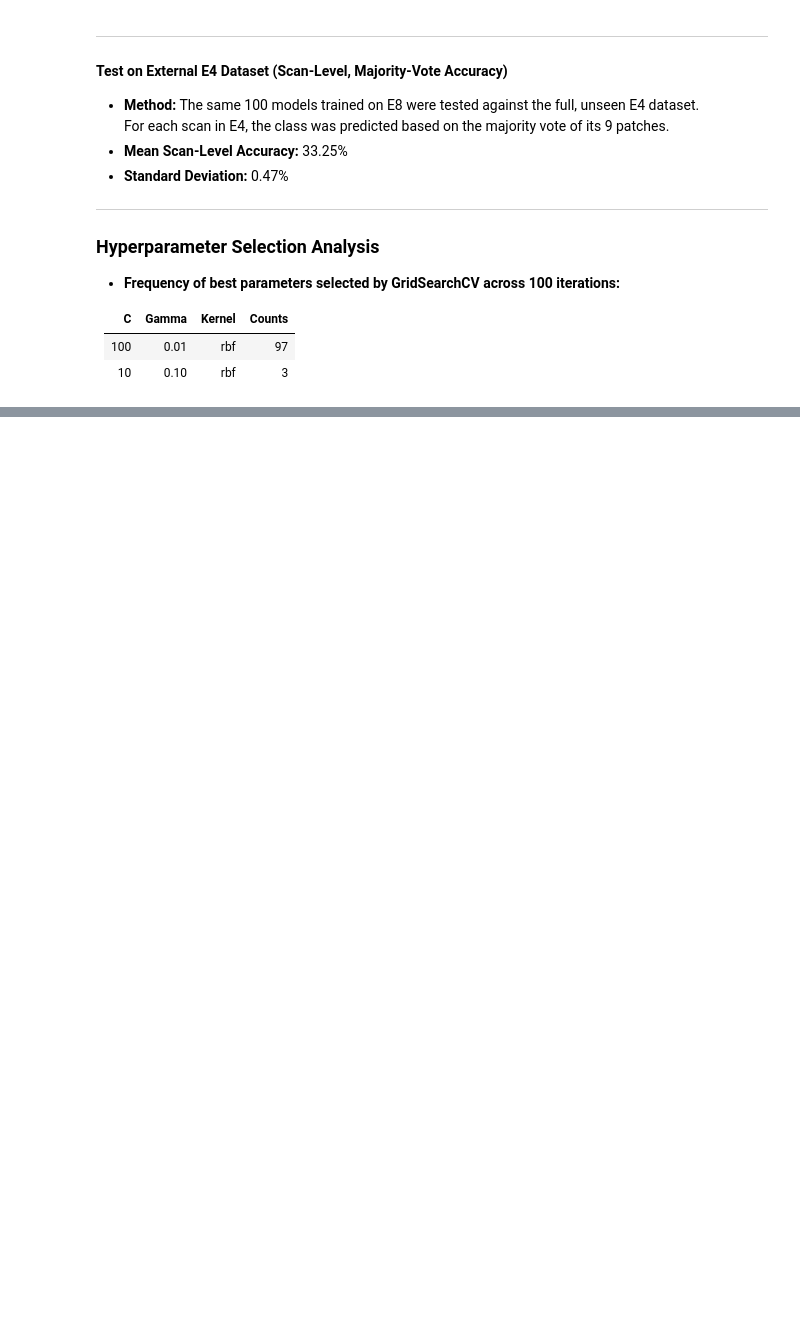
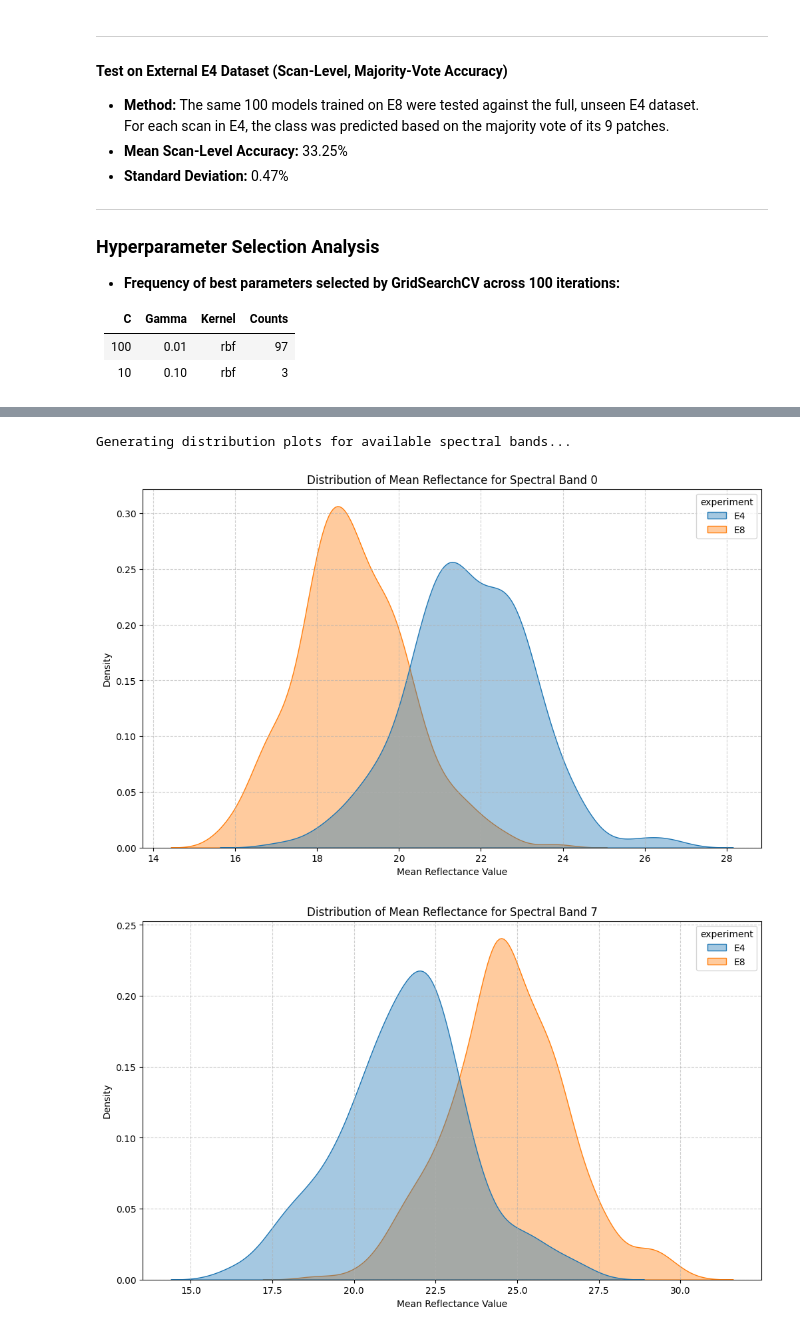
Before and after one commit to waterpie10/CassavaDiseaseDetection, a Jupyter notebook: crossTrialE8TrianE4Test.ipynb, the cells around one changed output, grey strips where cells are left out. Drawn from its saved outputs; the diff is of its cells as text; code cells hidden in the pictures; blank space fills up the shorter version.

```diff
--- a/crossTrialE8TrianE4Test.ipynb
+++ b/crossTrialE8TrianE4Test.ipynb
@@ -248,0 +483,66 @@ Frequency of best parameters selected by GridSearchCV across 100 iterations:
+# %%
+# FINAL WORKING CODE FOR VISUALIZING DATA SHIFT
+
+import scipy.io
+import numpy as np
+import pandas as pd
+import seaborn as sns
+import matplotlib.pyplot as plt
+
+# --- Define Paths ---
+E8_UNINFECTED_PATH = 'data/TME204-Patch_E4_E6_E8_28DPI_Dataset/E8-TME204/E8_TME204_28dpi_Dec_16_2020/Uninfected/E8_TME204_28dpi_Dec_16_2020_Uninfected_11_06_23_33.mat'
+E8_UCBSV_PATH = 'data/TME204-Patch_E4_E6_E8_28DPI_Dataset/E8-TME204/E8_TME204_28dpi_Dec_16_2020/UCBSV/E8_TME204_28dpi_Dec_16_2020_UCBSV_11_06_23_36.mat'
+E4_UNINFECTED_PATH = 'data/TME204-Patch_E4_E6_E8_28DPI_Dataset/E4-TME204/E4_TME204_28dpi_Mar_5_2020/Uninfected/E4_TME204_28dpi_Mar_5_2020_Uninfected_11_06_23_18.mat'
+E4_UCBSV_PATH = 'data/TME204-Patch_E4_E6_E8_28DPI_Dataset/E4-TME204/E4_TME204_28dpi_Mar_5_2020/UCBSV/E4_TME204_28dpi_Mar_5_2020_UCBSV_11_06_23_21.mat'
+
+# --- Data Loading Function ---
+def load_scans_from_mat(file_path):
+    mat_data = scipy.io.loadmat(file_path, squeeze_me=True)
+    all_scans_struct = mat_data['Patch']
+    if all_scans_struct.ndim == 0:
+        all_scans_struct = np.array([all_scans_struct])
+    scans_data = [s['mean_values'].item() if s['mean_values'].ndim == 0 else s['mean_values'] for s in all_scans_struct]
+    return scans_data
+
+# --- Load all data ---
+e4_un_patches = np.concatenate(load_scans_from_mat(E4_UNINFECTED_PATH))
+e4_in_patches = np.concatenate(load_scans_from_mat(E4_UCBSV_PATH))
+e8_un_patches = np.concatenate(load_scans_from_mat(E8_UNINFECTED_PATH))
+e8_in_patches = np.concatenate(load_scans_from_mat(E8_UCBSV_PATH))
+
+# --- Create a DataFrame ---
+def create_df(patches, experiment, status):
+    if patches.ndim == 1:
+        patches = patches.reshape(-1, 1)
+    num_bands = patches.shape[1]
+    band_cols = [f'band_{i}' for i in range(num_bands)]
+    df = pd.DataFrame(patches, columns=band_cols)
+    df['experiment'] = experiment
+    df['status'] = status
+    return df
+
+df_e4_un = create_df(e4_un_patches, 'E4', 'Uninfected')
+df_e4_in = create_df(e4_in_patches, 'E4', 'Infected')
+df_e8_un = create_df(e8_un_patches, 'E8', 'Uninfected')
+df_e8_in = create_df(e8_in_patches, 'E8', 'Infected')
+full_df = pd.concat([df_e4_un, df_e4_in, df_e8_un, df_e8_in])
+
+# --- CORRECTED: Plot bands that exist in the data ---
+bands_to_plot = [0, 7, 13] # First, middle, and last available band
+
+print("Generating distribution plots for available spectral bands...")
+
+for band_idx in bands_to_plot:
+    band_col_name = f'band_{band_idx}'
+
+    plt.figure(figsize=(12, 7))
+    sns.kdeplot(data=full_df, x=band_col_name, hue='experiment', fill=True, alpha=0.4, common_norm=False)
+    plt.title(f'Distribution of Mean Reflectance for Spectral Band {band_idx}')
+    plt.xlabel('Mean Reflectance Value')
+    plt.ylabel('Density')
+    plt.grid(True, linestyle='--', alpha=0.6)
+    plt.show()
+# %% [output]
+Generating distribution plots for available spectral bands...
+[figure, added]
+[figure, added]
```
Also changed, not shown: parts of 3 cells of this notebook.
